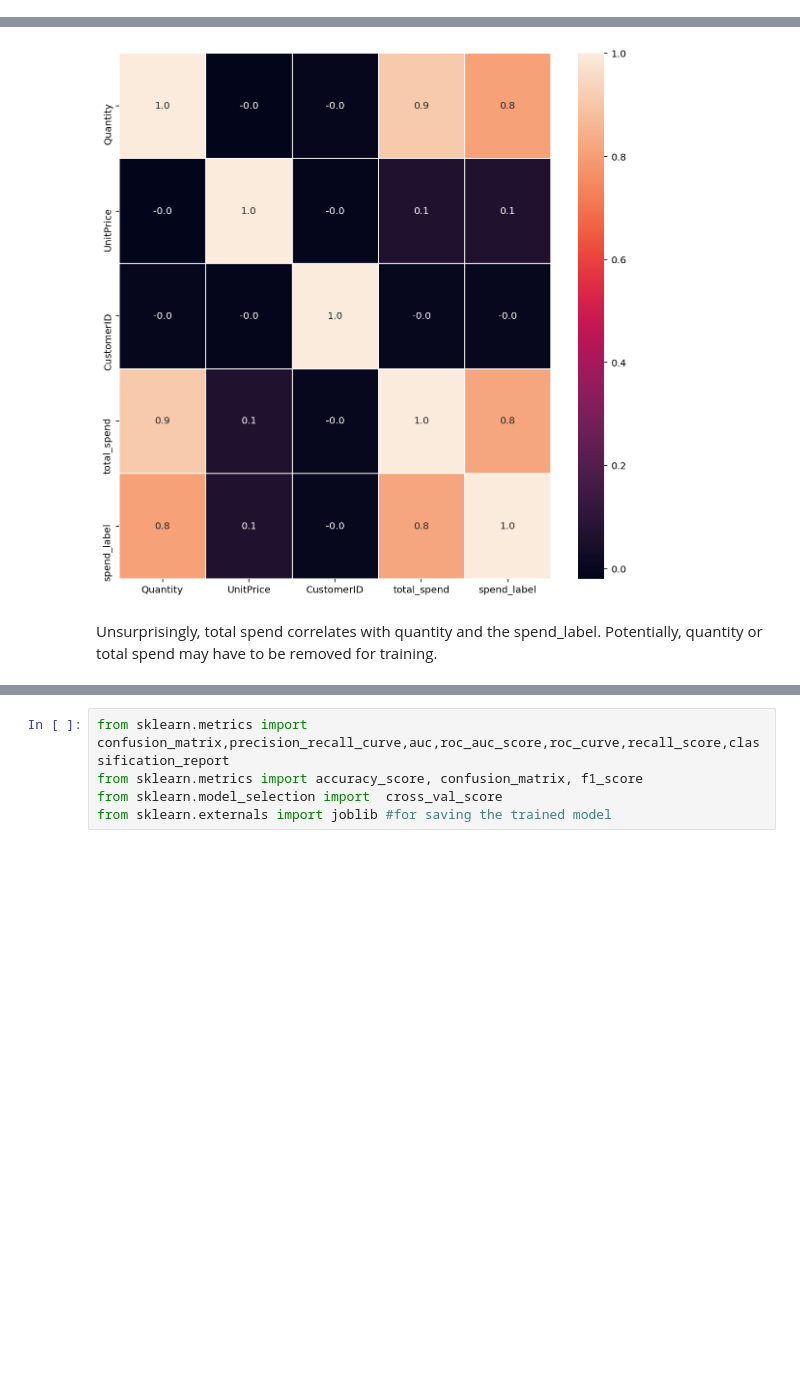
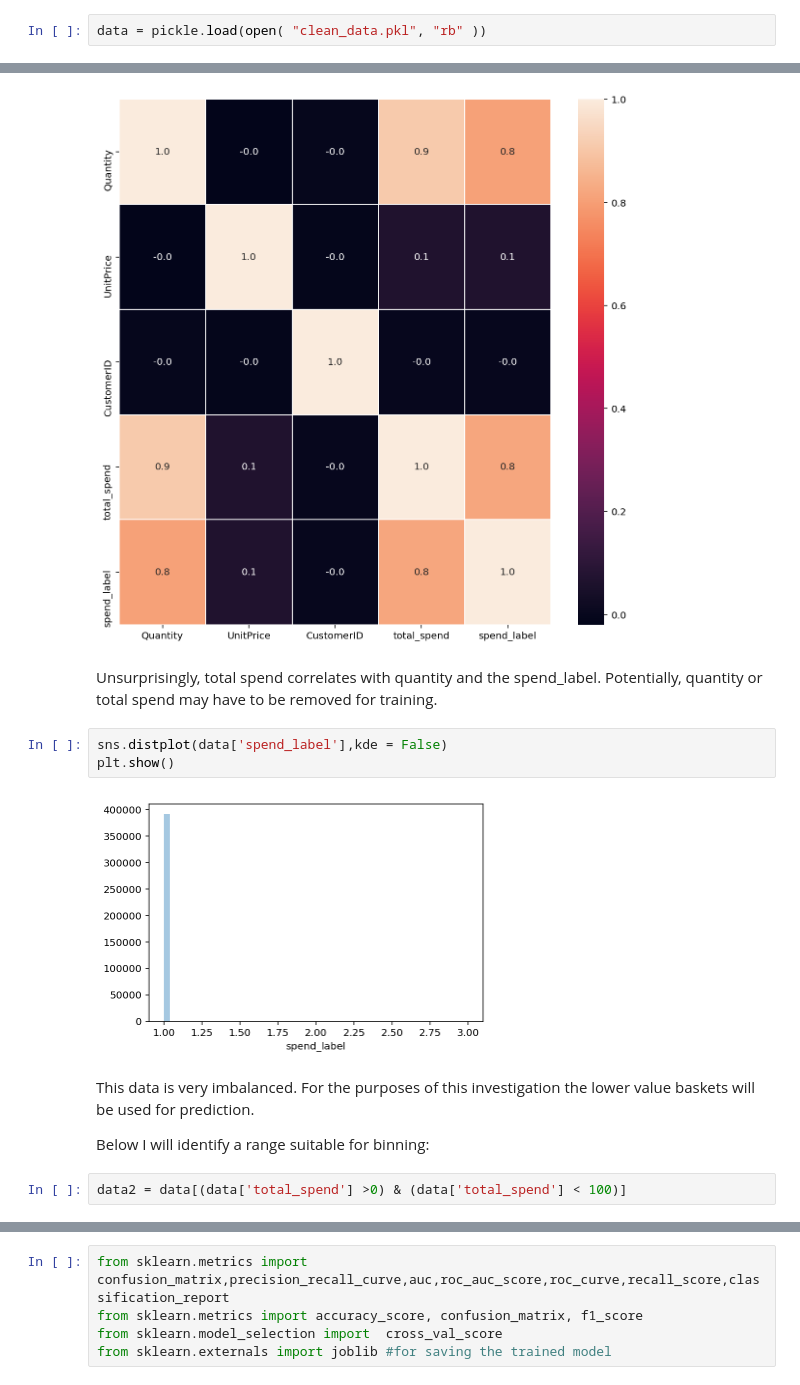
Before and after one commit to scheckley/online-retail, a Jupyter notebook: analysis.ipynb, the cells around one changed output, grey strips where cells are left out. Saved outputs shown, nothing was run; the diff lists cells and outputs as text; blank space fills up the shorter version.

```diff
--- a/analysis.ipynb
+++ b/analysis.ipynb
@@ -584,2 +594,4 @@ Clustering appears to separate the customers based on numbers of items and total
 # %% [markdown]
 ### Machine learning data preparation
+# %%
+data = pickle.load(open( "clean_data.pkl", "rb" ))
@@ -591,3 +605,14 @@ sns.heatmap(data.corr(), annot=True, linewidths=.5, fmt= '.1f',ax=ax);
 [figure]
 # %% [markdown]
 Unsurprisingly, total spend correlates with quantity and the spend_label. Potentially, quantity or total spend may have to be removed for training.
+# %%
+sns.distplot(data['spend_label'],kde = False)
+plt.show()
+# %% [output]
+[figure, added]
+# %% [markdown]
+This data is very imbalanced. For the purposes of this investigation the lower value baskets will be used for prediction.
+
+Below I will identify a range suitable for binning:
+# %%
+data2 = data[(data['total_spend'] >0) & (data['total_spend'] < 100)]
```
Also changed, not shown: parts of 83 cells of this notebook.
